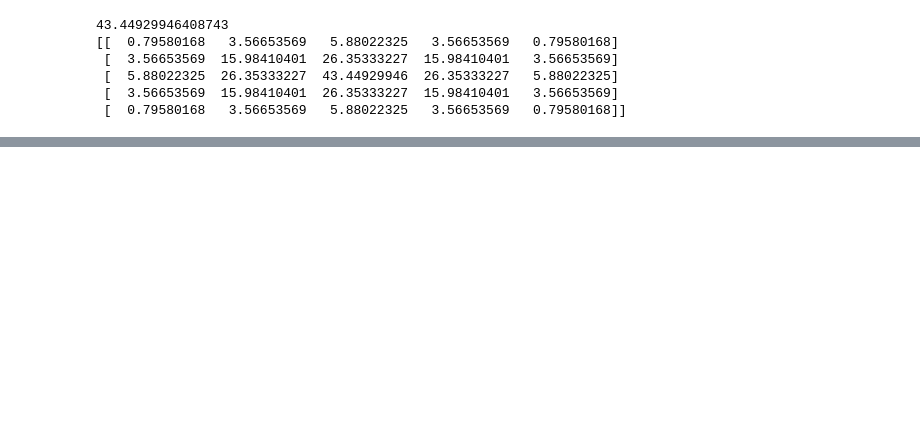
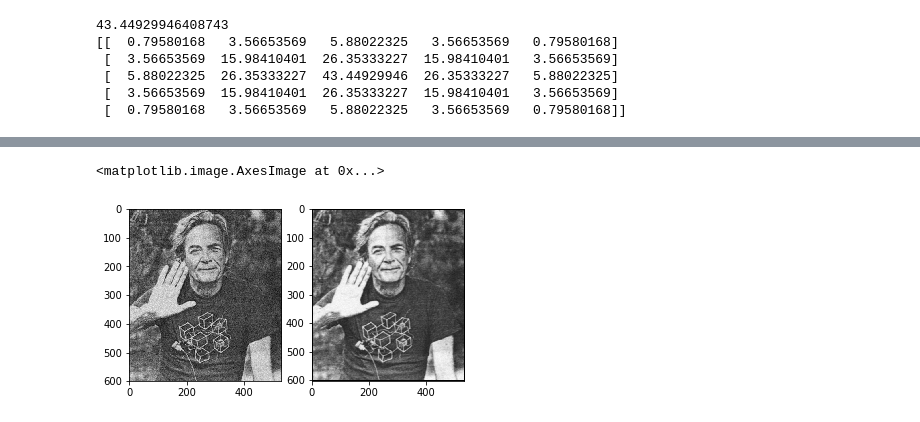
Before and after one commit to jackleekopij/Signal_processing, a Jupyter notebook: Gaussian kernel smoothing.ipynb, the cells around one changed output, grey strips where cells are left out. Cells and saved outputs as stored; diff of their text form; code cells hidden in the pictures; blank space fills up the shorter version.

```diff
--- a/Gaussian kernel smoothing.ipynb
+++ b/Gaussian kernel smoothing.ipynb
@@ -283,0 +294,12 @@ for i in range(columns):
+# %%
+# Display and save image
+# Display the image from the above convolution
+
+fig = plt.figure()
+ax1 = fig.add_subplot(1,2,1)
+ax1.imshow(image_num1, cmap ='gray')
+ax2 = fig.add_subplot(1,2,2)
+ax2.imshow(image_padded, cmap = 'gray')
+# %% [output]
+<matplotlib.image.AxesImage at 0x...>
+[figure, added]
```
Also changed, not shown: parts of 7 cells of this notebook.
